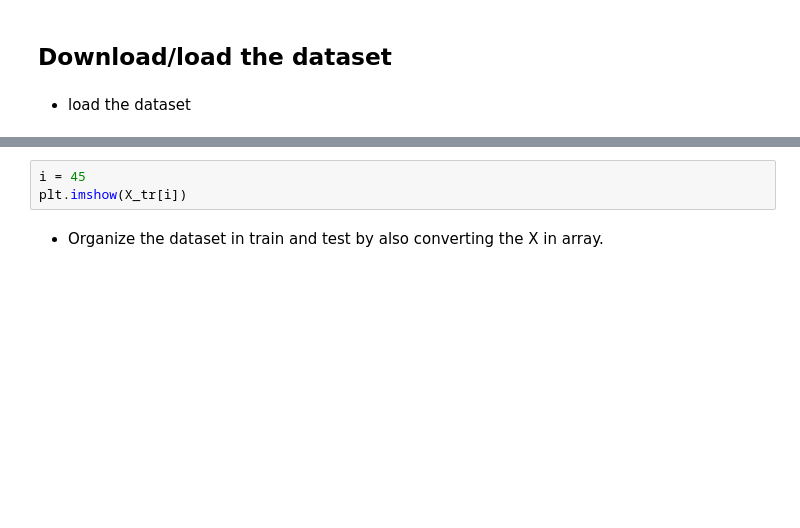
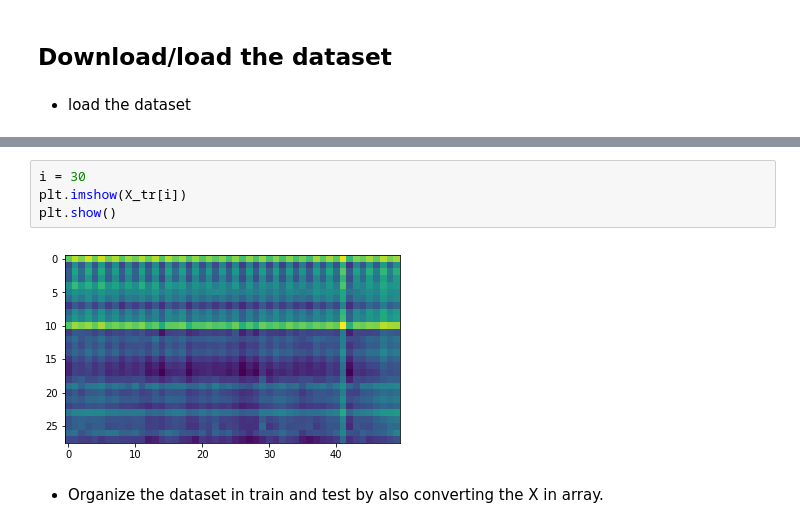
Before and after one commit to NiccoloSacchi/predict-finger-movement, a Jupyter notebook: mini-project1.ipynb, the cells around one changed output, grey strips where cells are left out. Drawn from its saved outputs; the diff is of its cells as text; blank space fills up the shorter version.

```diff
--- a/mini-project1.ipynb
+++ b/mini-project1.ipynb
@@ -44,6 +50,9 @@ print(str(type(y_te)), y_te.size())
 # %%
-i = 45
+i = 30
 plt.imshow(X_tr[i])
+plt.show()
+# %% [output]
+[figure, added]
 # %% [markdown]
 - Organize the dataset in train and test by also converting the X in array.
 # %%
```
Also changed, not shown: parts of 15 cells of this notebook.
